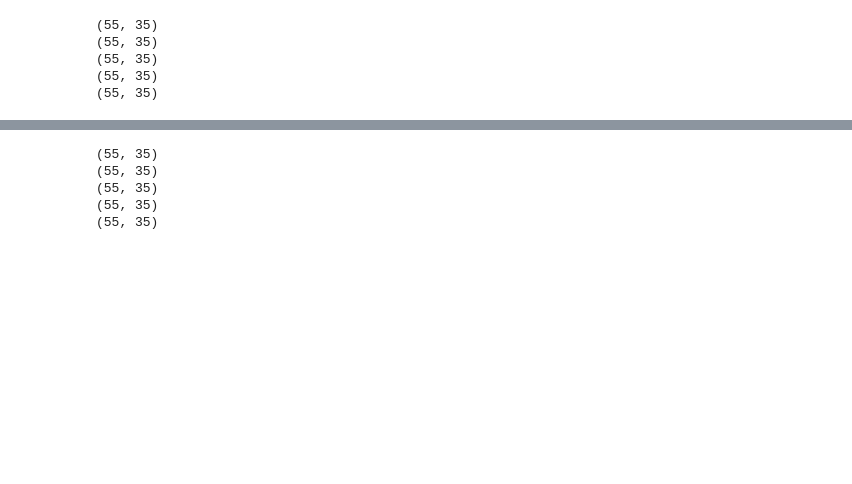
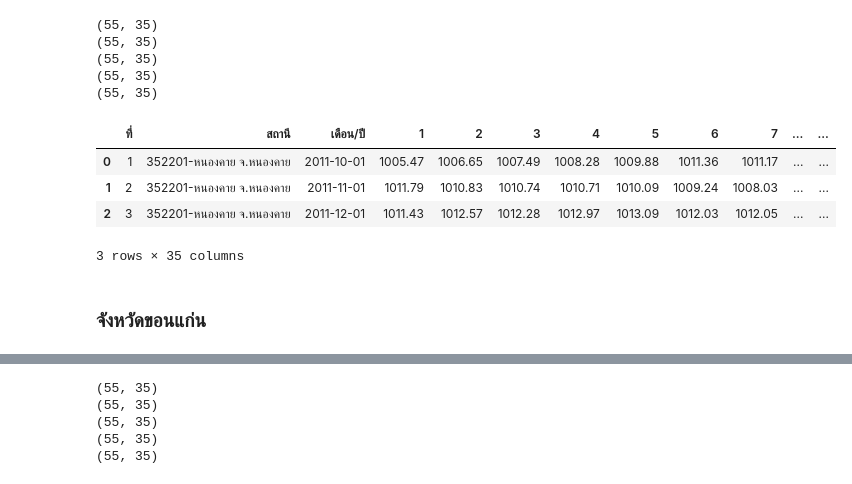
Before and after one commit to nattntn/bsc_dpdm22, a Jupyter notebook: GroupsQuiz.ipynb, the cells around one changed output, grey strips where cells are left out. Cells and saved outputs as stored; diff of their text form; code cells hidden in the pictures; blank space fills up the shorter version.

```diff
--- a/GroupsQuiz.ipynb
+++ b/GroupsQuiz.ipynb
@@ -45,3 +47,13 @@ print(Pressure_NK.shape)
 (55, 35)
 (55, 35)
 (55, 35)
+# %%
+Pressure_KK.head(3)
+# %% [output]
+|  | ที่ | สถานี | เดือน/ปี | 1 | 2 | 3 | 4 | 5 | 6 | 7 | ... | ... |
+| 0 | 1 | 352201-หนองคาย จ.หนองคาย | 2011-10-01 | 1005.47 | 1006.65 | 1007.49 | 1008.28 | 1009.88 | 1011.36 | 1011.17 | ... | ... |
+| 1 | 2 | 352201-หนองคาย จ.หนองคาย | 2011-11-01 | 1011.79 | 1010.83 | 1010.74 | 1010.71 | 1010.09 | 1009.24 | 1008.03 | ... | ... |
+| 2 | 3 | 352201-หนองคาย จ.หนองคาย | 2011-12-01 | 1011.43 | 1012.57 | 1012.28 | 1012.97 | 1013.09 | 1012.03 | 1012.05 | ... | ... |
+3 rows × 35 columns
+# %% [markdown]
+### จังหวัดขอนแก่น
```
Also changed, not shown: parts of 232 cells of this notebook.
